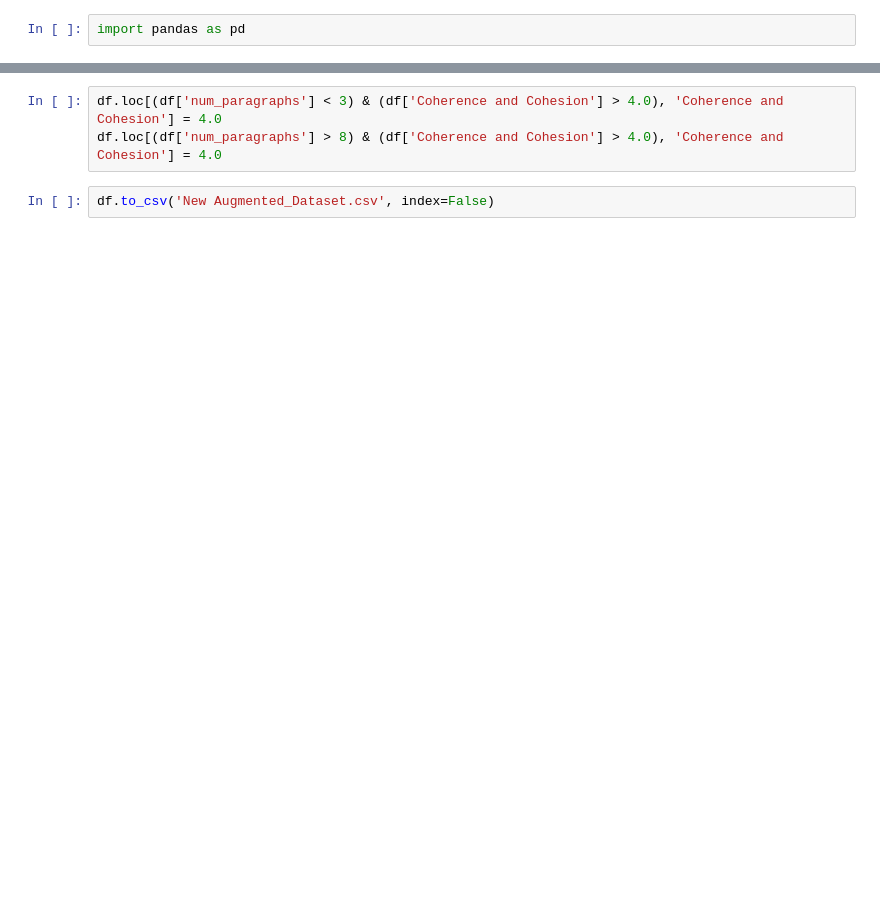
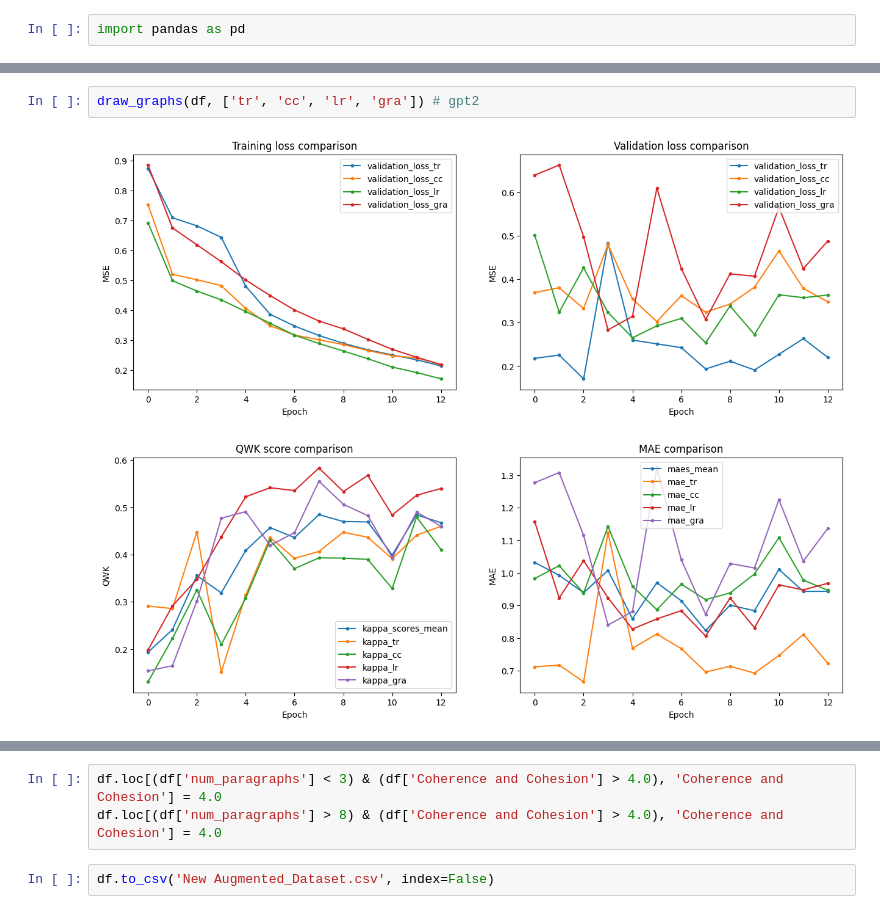
Before and after one commit to mengsifei/diploma_vs, a Jupyter notebook: data/tmp.ipynb, the cells around one changed output, grey strips where cells are left out. Cells and saved outputs as stored; diff of their text form; blank space fills up the shorter version.

```diff
--- a/data/tmp.ipynb
+++ b/data/tmp.ipynb
@@ -24,0 +43,5 @@ print(df[(df['num_paragraphs'] > 8) & (df['Coherence and Cohesion'] > 4.0)].shap
+# %%
+draw_graphs(df, ['tr', 'cc', 'lr', 'gra']) # gpt2
+# %% [output]
+[figure, added]
+[figure, added]
```
Also changed, not shown: parts of 7 cells of this notebook, 8 other files.
